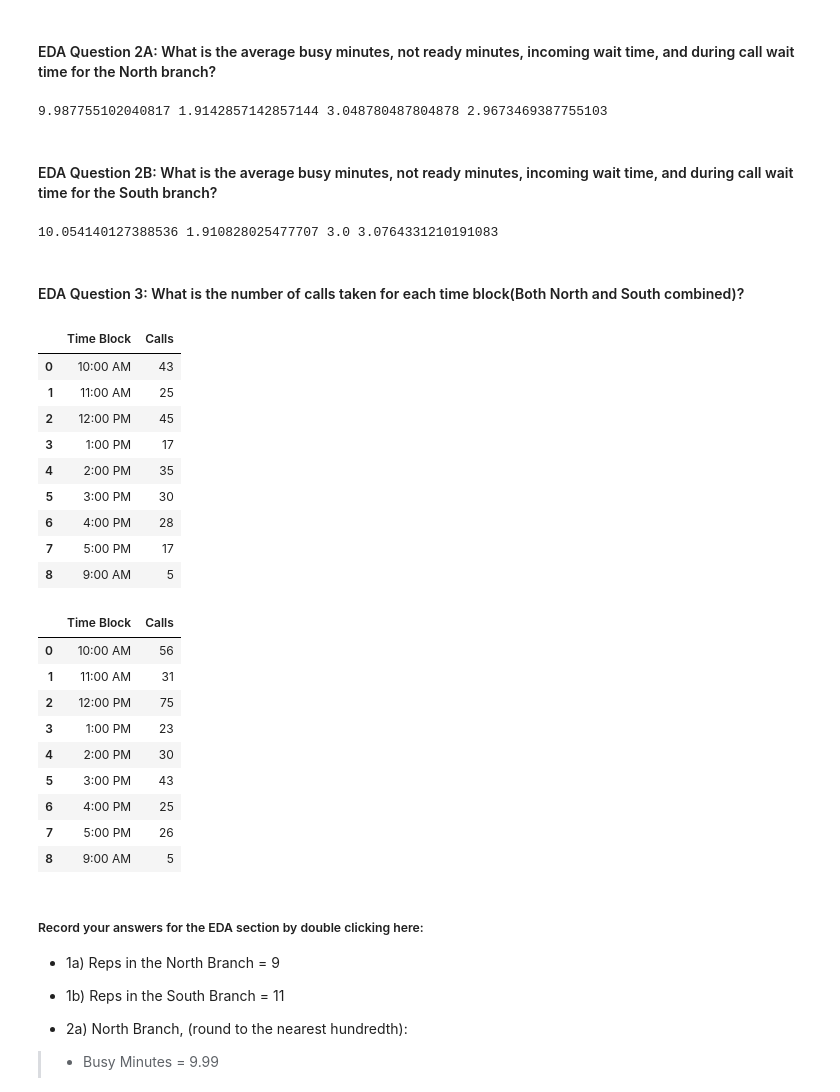
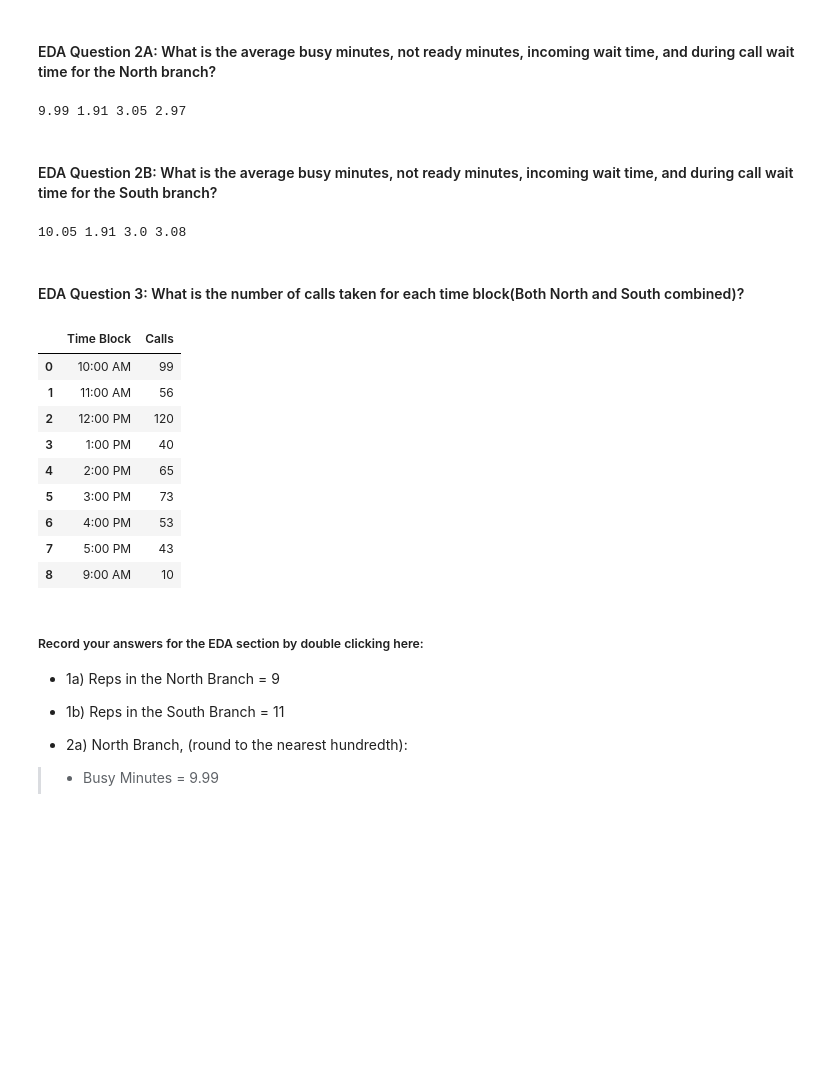
Before and after one commit to Flora-Cheung/call-center-cleanup-assignment, a Jupyter notebook: Call_Center_Cleanup.ipynb, the cells around one changed output. Cells and saved outputs as stored; diff of their text form; code cells hidden in the pictures; blank space fills up the shorter version.

```diff
--- a/Call_Center_Cleanup.ipynb
+++ b/Call_Center_Cleanup.ipynb
@@ -67,53 +65,44 @@ print(countS)
 # %%
 #Code Used:
 north_df.head()
-avg1 = north_df['Busy Minutes'].mean()
-avg2 = north_df['Not Ready Minutes'].mean()
-avg3 = north_df['Incoming Wait Time'].mean()
-avg4 = north_df['During Call Wait Time'].mean()
+avg1 = round(north_df['Busy Minutes'].mean(),2)
+avg2 = round(north_df['Not Ready Minutes'].mean(),2)
+avg3 = round(north_df['Incoming Wait Time'].mean(),2)
+avg4 = round(north_df['During Call Wait Time'].mean(),2)
 print(avg1,avg2,avg3,avg4)
 # %% [output]
-9.987755102040817 1.9142857142857144 3.048780487804878 2.9673469387755103
+9.99 1.91 3.05 2.97
 # %% [markdown]
 #### EDA Question 2B:  What is the average busy minutes, not ready minutes, incoming wait time, and during call wait time for the South branch?
 # %%
 #Code Used:
-avg5 = south_df['Busy Minutes'].mean()
-avg6 = south_df['Not Ready Minutes'].mean()
-avg7 = south_df['Incoming Wait Time'].mean()
-avg8 = south_df['During Call Wait Time'].mean()
+avg5 = round(south_df['Busy Minutes'].mean(),2)
+avg6 = round(south_df['Not Ready Minutes'].mean(),2)
+avg7 = round(south_df['Incoming Wait Time'].mean(),2)
+avg8 = round(south_df['During Call Wait Time'].mean(),2)
 print(avg5,avg6,avg7,avg8)
 # %% [output]
-10.054140127388536 1.910828025477707 3.0 3.0764331210191083
+10.05 1.91 3.0 3.08
 # %% [markdown]
 #### EDA Question 3:  What is the number of calls taken for each time block(Both North and South combined)?
 # %%
 # Code Used:
-n_df = north_df.groupby(["Time Block"]).Calls.sum().reset_index()
-s_df = south_df.groupby(["Time Block"]).Calls.sum().reset_index()
-display(n_df)
-display(s_df)
+# Number of calls taken for both branches per each time block
+c_df = (north_df.groupby(["Time Block"]).Calls.sum() + south_df.groupby(["Time Block"]).Calls.sum()).reset_index()
+display(c_df)
+#s_df = south_df.groupby(["Time Block"]).Calls.sum().reset_index()
+#display(s_df)
 # %% [output]
 |  | Time Block | Calls |
-| 0 | 10:00 AM | 43 |
-| 1 | 11:00 AM | 25 |
-| 2 | 12:00 PM | 45 |
-| 3 | 1:00 PM | 17 |
-| 4 | 2:00 PM | 35 |
-| 5 | 3:00 PM | 30 |
-| 6 | 4:00 PM | 28 |
-| 7 | 5:00 PM | 17 |
-| 8 | 9:00 AM | 5 |
+| 0 | 10:00 AM | 99 |
+| 1 | 11:00 AM | 56 |
+| 2 | 12:00 PM | 120 |
+| 3 | 1:00 PM | 40 |
+| 4 | 2:00 PM | 65 |
+| 5 | 3:00 PM | 73 |
+| 6 | 4:00 PM | 53 |
+| 7 | 5:00 PM | 43 |
+| 8 | 9:00 AM | 10 |
-|  | Time Block | Calls |
-| 0 | 10:00 AM | 56 |
-| 1 | 11:00 AM | 31 |
-| 2 | 12:00 PM | 75 |
-| 3 | 1:00 PM | 23 |
-| 4 | 2:00 PM | 30 |
-| 5 | 3:00 PM | 43 |
-| 6 | 4:00 PM | 25 |
-| 7 | 5:00 PM | 26 |
-| 8 | 9:00 AM | 5 |
 # %% [markdown]
 ##### Record your answers for the EDA section by double clicking here:
 - 1a) Reps in the North Branch = 9
```
Also changed, not shown: parts of 18 cells of this notebook.
